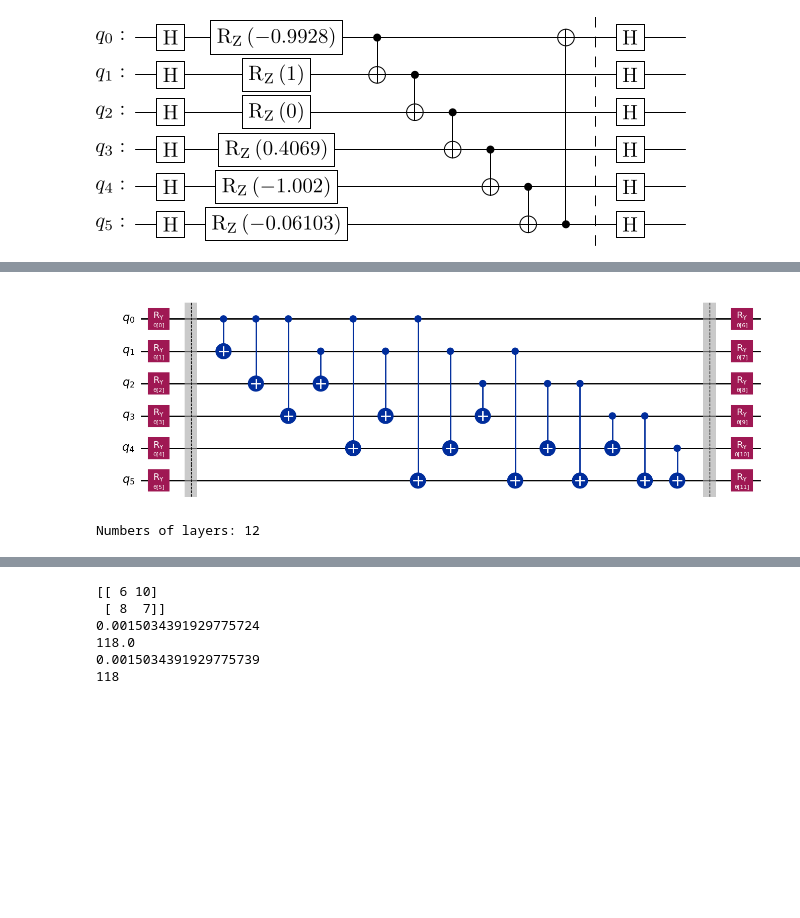
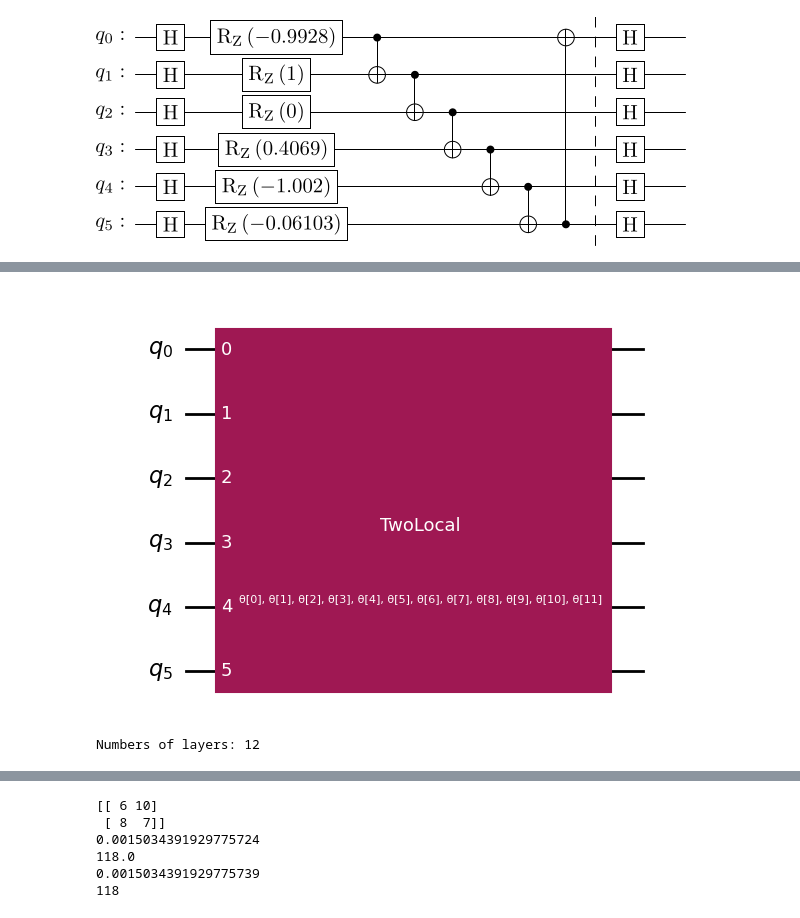
Before and after one commit to fdamore/QK, a Jupyter notebook: notebooks/validation.ipynb, the cells around one changed output, grey strips where cells are left out. Cells and saved outputs as stored; diff of their text form; code cells hidden in the pictures; blank space fills up the shorter version.

```diff
--- a/notebooks/validation.ipynb
+++ b/notebooks/validation.ipynb
@@ -83,21 +80,21 @@ AttributeError: 'CircuitContainer' object has no attribute '__qualname__'
 # %%
 from qiskit.circuit.library import TwoLocal
 
 n_qubits = 6
 n_layers = 1
 #circuit = TwoLocal(n_qubits, 'ry', 'cx', 'linear', reps=n_layers)
 twl = TwoLocal(n_qubits,
                    rotation_blocks='ry',
                    entanglement_blocks='cx',
                    entanglement='full',
                    reps=n_layers,
                    insert_barriers=True, skip_final_rotation_layer=False)
 
-display(twl.decompose().draw('mpl'))
+display(twl.draw('mpl'))
 
 
 num_pars = len(twl.parameters)
 print(f'Numbers of layers: {num_pars}')
 # %% [output]
-[figure, old version]
+[figure, new version]
 Numbers of layers: 12
```
Also changed, not shown: parts of 8 cells of this notebook, 1 other file.
